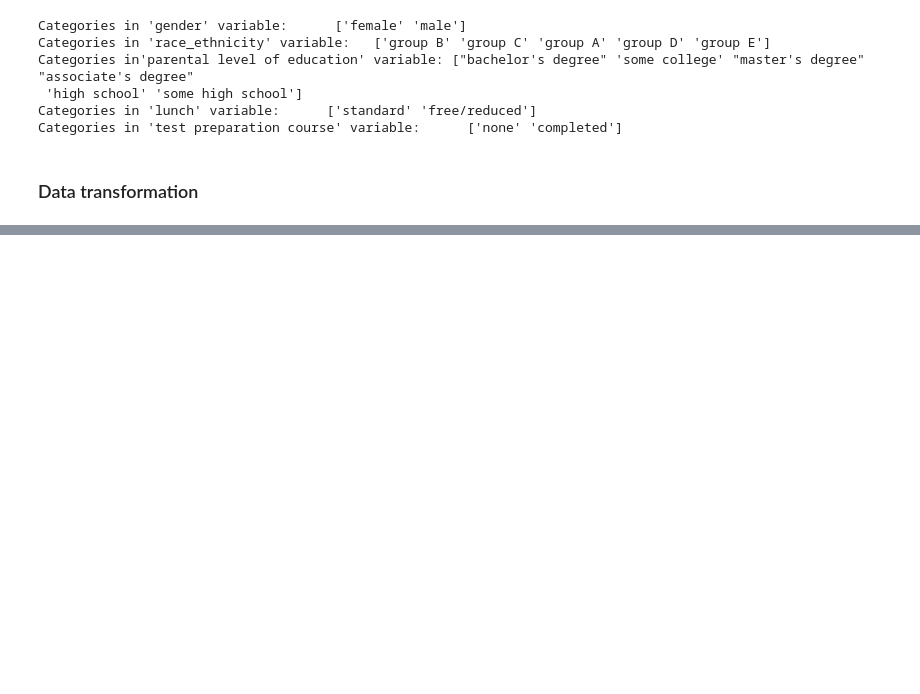
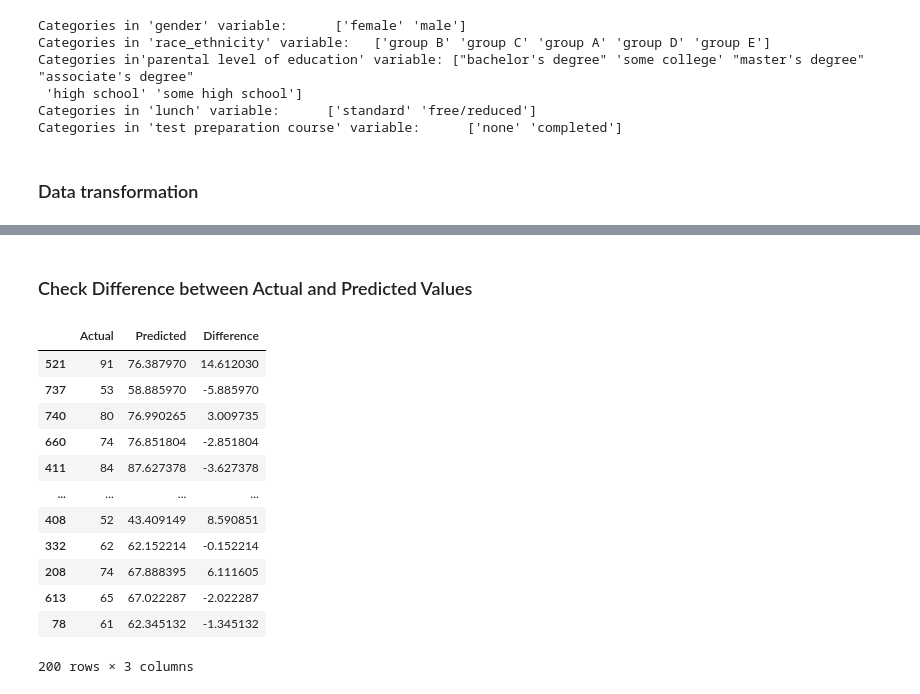
Before and after one commit to Chirag314/mlproject1, a Jupyter notebook: notebook/MODEL TRAINING.ipynb, the cells around one changed output, grey strips where cells are left out. Drawn from its saved outputs; the diff is of its cells as text; code cells hidden in the pictures; blank space fills up the shorter version.

```diff
--- a/notebook/MODEL TRAINING.ipynb
+++ b/notebook/MODEL TRAINING.ipynb
@@ -106,0 +229,19 @@ preprocessor = ColumnTransformer(
+# %% [markdown]
+### Check Difference between Actual and Predicted Values
+# %%
+pred_df=pd.DataFrame({'Actual':y_test,'Predicted':y_pred,'Difference':y_test-y_pred})
+pred_df
+# %% [output]
+|  | Actual | Predicted | Difference |
+| 521 | 91 | 76.387970 | 14.612030 |
+| 737 | 53 | 58.885970 | -5.885970 |
+| 740 | 80 | 76.990265 | 3.009735 |
+| 660 | 74 | 76.851804 | -2.851804 |
+| 411 | 84 | 87.627378 | -3.627378 |
+| ... | ... | ... | ... |
+| 408 | 52 | 43.409149 | 8.590851 |
+| 332 | 62 | 62.152214 | -0.152214 |
+| 208 | 74 | 67.888395 | 6.111605 |
+| 613 | 65 | 67.022287 | -2.022287 |
+| 78 | 61 | 62.345132 | -1.345132 |
+200 rows × 3 columns
```
Also changed, not shown: parts of 13 cells of this notebook, 17 other files.
